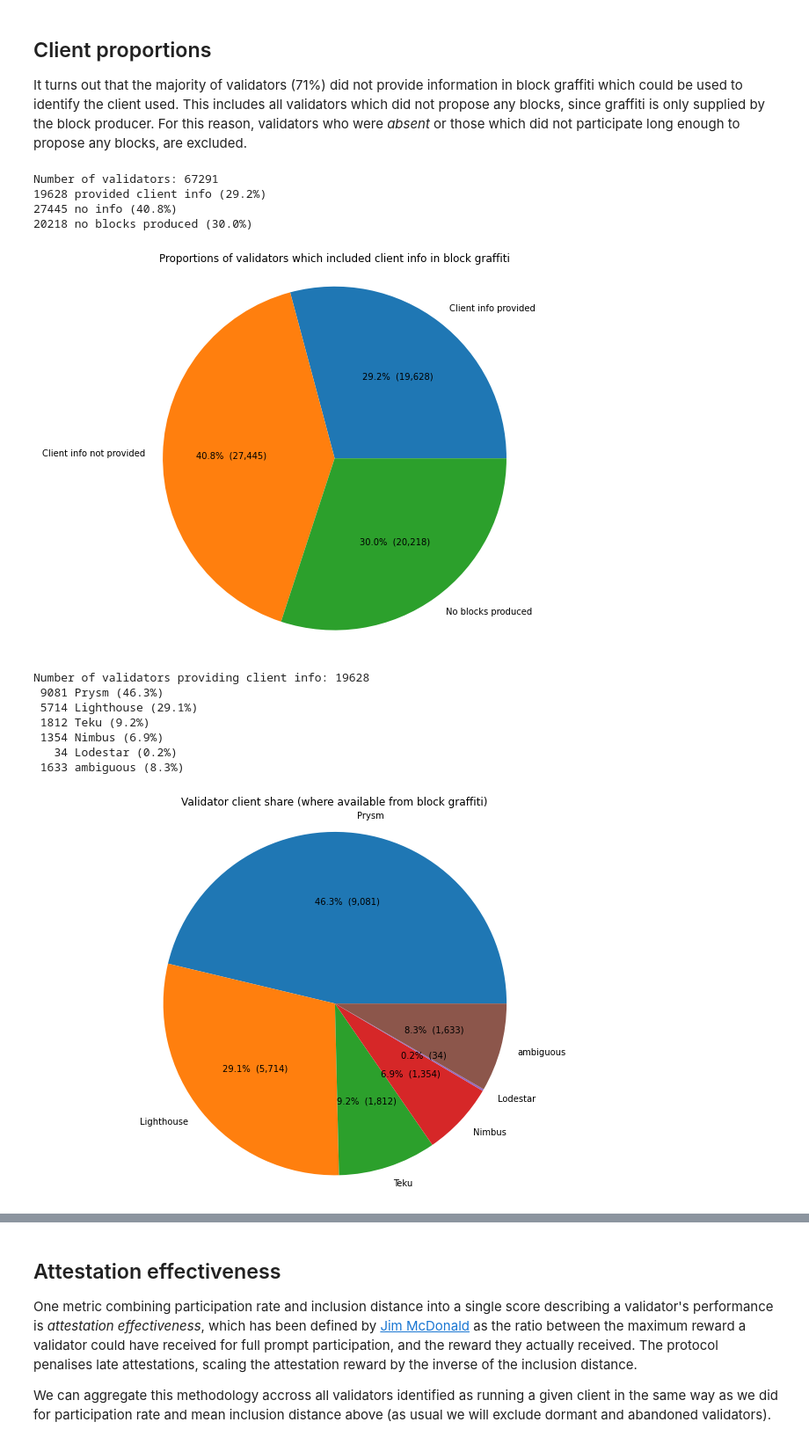
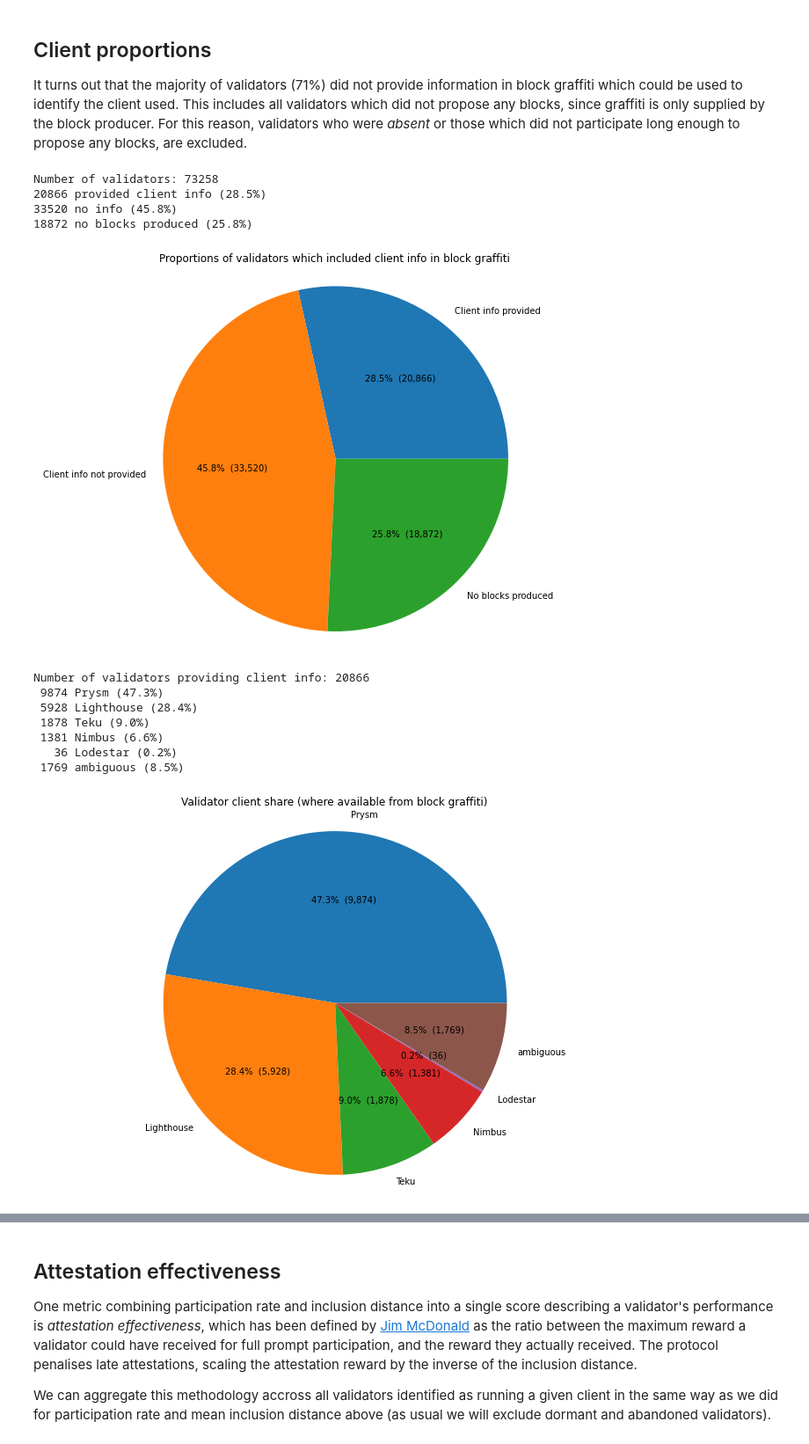
Before and after one commit to pintail-xyz/medalla_analysis, a Jupyter notebook: client_comparison.ipynb, the cells around one changed output, grey strips where cells are left out. Shown at 88% size. Cells and saved outputs as stored; diff of their text form; code cells hidden in the pictures.

Commit message:
Expanded/updated chaind db. Orphan block analysis.

```diff
--- a/client_comparison.ipynb
+++ b/client_comparison.ipynb
@@ -41,7 +41,7 @@ It turns out that the majority of validators (71%) did not provide information i
 # %%
 # determine validator clients from block graffiti
 
-cursor.execute(f"SELECT f_proposer_index, f_graffiti FROM t_blocks")
+cursor.execute(f"SELECT f_proposer_index, f_graffiti FROM t_blocks WHERE f_canonical = true")
 proposers = cursor.fetchall()
 
 for _, validator in validators.items():
@@ -97,46 +97,46 @@ client_info_count = len(validators) - no_blocks_count - no_info_count
 
 print(f"Number of validators: {len(validators)}")
 print(f"{client_info_count:5} provided client info ({100*client_info_count/len(validators):.1f}%)")
 print(f"{no_info_count:5} no info ({100*no_info_count/len(validators):.1f}%)")
 print(f"{no_blocks_count:5} no blocks produced ({100*no_blocks_count/len(validators):.1f}%)")
 
 labels = ['Client info provided', 'Client info not provided', 'No blocks produced']
 counts = [client_info_count, no_info_count, no_blocks_count]
 fig0, ax0 = plt.subplots(figsize=(12,8))
 ax0.pie(counts, labels=labels, autopct=lambda p: f"{p:.1f}%  ({p * sum(counts)/100:,.0f})")
 ax0.axis('equal')  # Equal aspect ratio ensures that pie is drawn as a circle.
 plt.title('Proportions of validators which included client info in block graffiti')
 plt.show()
 
 print(f"Number of validators providing client info: {client_info_count}")
 print(f"{pr_count:5} Prysm ({     100*pr_count  / client_info_count:.1f}%)")
 print(f"{li_count:5} Lighthouse ({100*li_count  / client_info_count:.1f}%)")
 print(f"{te_count:5} Teku ({      100*te_count  / client_info_count:.1f}%)")
 print(f"{ni_count:5} Nimbus ({    100*ni_count  / client_info_count:.1f}%)")
 print(f"{lo_count:5} Lodestar ({  100*lo_count  / client_info_count:.1f}%)")
 print(f"{amb_count:5} ambiguous ({100*amb_count / client_info_count:.1f}%)")
 
 labels = ['Prysm', 'Lighthouse', 'Teku', 'Nimbus', 'Lodestar', 'ambiguous']
 counts = [pr_count, li_count, te_count, ni_count, lo_count, amb_count]
 fig1, ax1 = plt.subplots(figsize=(12,8))
 ax1.pie(counts, labels=labels, autopct=lambda p: f"{p:.1f}%  ({p * sum(counts)/100:,.0f})")
 ax1.axis('equal')
 plt.title('Validator client share (where available from block graffiti)')
 plt.show()
 # %% [output]
-Number of validators: 67291
-19628 provided client info (29.2%)
-27445 no info (40.8%)
-20218 no blocks produced (30.0%)
+Number of validators: 73258
+20866 provided client info (28.5%)
+33520 no info (45.8%)
+18872 no blocks produced (25.8%)
-[figure, old version]
+[figure, new version]
-Number of validators providing client info: 19628
- 9081 Prysm (46.3%)
- 5714 Lighthouse (29.1%)
- 1812 Teku (9.2%)
- 1354 Nimbus (6.9%)
-   34 Lodestar (0.2%)
- 1633 ambiguous (8.3%)
+Number of validators providing client info: 20866
+ 9874 Prysm (47.3%)
+ 5928 Lighthouse (28.4%)
+ 1878 Teku (9.0%)
+ 1381 Nimbus (6.6%)
+   36 Lodestar (0.2%)
+ 1769 ambiguous (8.5%)
-[figure, old version]
+[figure, new version]
 # %%
 # calculate participation rates, mean inclusion distance and attestation effectiveness for each client
 # if the attestation is missed and the validator has not yet done any attestations, it is considered dormant
```
Also changed, not shown: parts of 6 cells of this notebook, 4 other files.
